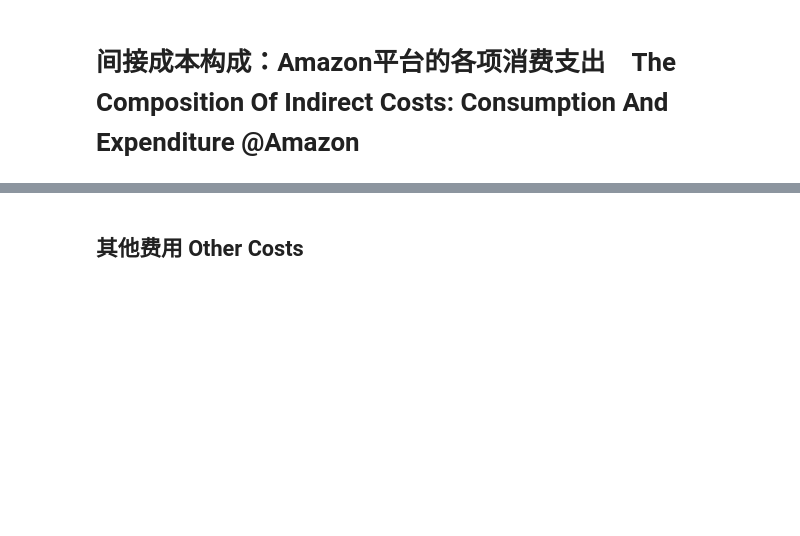
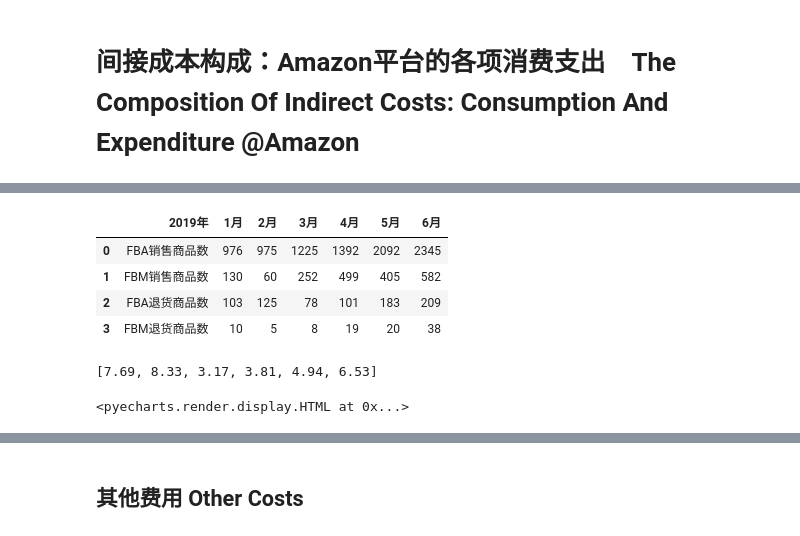
Before and after one commit to dyslab/jnb-sample, a Jupyter notebook: docs/amz_ca_2019.ipynb, the cells around one changed output, grey strips where cells are left out. Cells and saved outputs as stored; diff of their text form; code cells hidden in the pictures; blank space fills up the shorter version.

```diff
--- a/docs/amz_ca_2019.ipynb
+++ b/docs/amz_ca_2019.ipynb
@@ -377,0 +477,42 @@ pie2.render_notebook()
+# %%
+# CSV文件为上述报表的数据汇总。（只取1-6月的数据）
+workdf = pd.read_csv('amz_returns_2019.csv').drop([str(a)+'月' for a in range(7, 12+1)], axis='columns')
+workdf
+# %% [output]
+|  | 2019年 | 1月 | 2月 | 3月 | 4月 | 5月 | 6月 |
+| 0 | FBA销售商品数 | 976 | 975 | 1225 | 1392 | 2092 | 2345 |
+| 1 | FBM销售商品数 | 130 | 60 | 252 | 499 | 405 | 582 |
+| 2 | FBA退货商品数 | 103 | 125 | 78 | 101 | 183 | 209 |
+| 3 | FBM退货商品数 | 10 | 5 | 8 | 19 | 20 | 38 |
+# %%
+[round(x*100,2) for x in (workdf.loc[3][1:] / workdf.loc[1][1:])]
+# %% [output]
+[7.69, 8.33, 3.17, 3.81, 4.94, 6.53]
+# %%
+# 数据处理
+RETURN_ITEMS_MONTH_LIST = list(workdf.columns)[1:] # 月份List
+RETURN_ITEMS_RATE_FBA_LIST = [round(x*100,2) for x in (workdf.loc[2][1:] / workdf.loc[0][1:])] # FBA退货率List
+RETURN_ITEMS_RATE_FBM_LIST = [round(x*100,2) for x in (workdf.loc[3][1:] / workdf.loc[1][1:])] # FBM退货率List
+
+# 图表输出
+line1 = (
+    Line(init_opts = opts.InitOpts(theme=ThemeType.WHITE))
+    .add_xaxis(RETURN_ITEMS_MONTH_LIST)
+    .add_yaxis(
+        "FBA退货率（%）",
+        RETURN_ITEMS_RATE_FBA_LIST,
+        markline_opts=opts.MarkLineOpts(data=[opts.MarkLineItem(type_="average")])
+    )
+    .add_yaxis(
+        "FBM退货率（%）",
+        RETURN_ITEMS_RATE_FBM_LIST,
+        markline_opts=opts.MarkLineOpts(data=[opts.MarkLineItem(type_="average")])
+    )
+    .set_global_opts(
+        title_opts=opts.TitleOpts(title="每月退货商品数量占比"),
+        legend_opts=opts.LegendOpts(pos_left="right")
+     )
+)
+line1.render_notebook()
+# %% [output]
+<pyecharts.render.display.HTML at 0x...>
```
Also changed, not shown: parts of 32 cells of this notebook, 1 other file.
